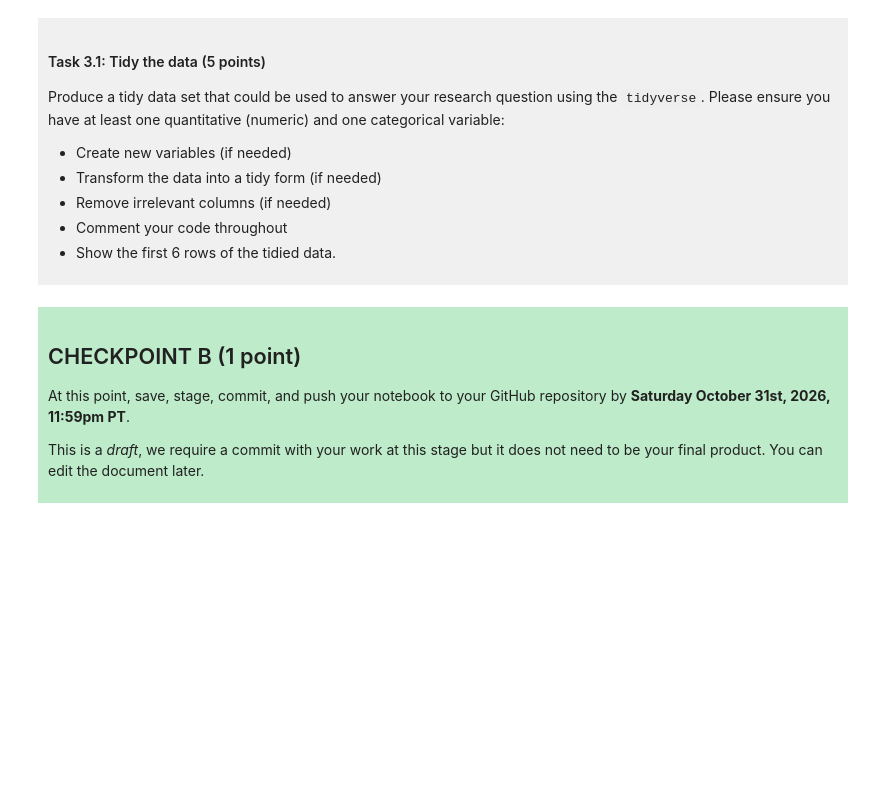
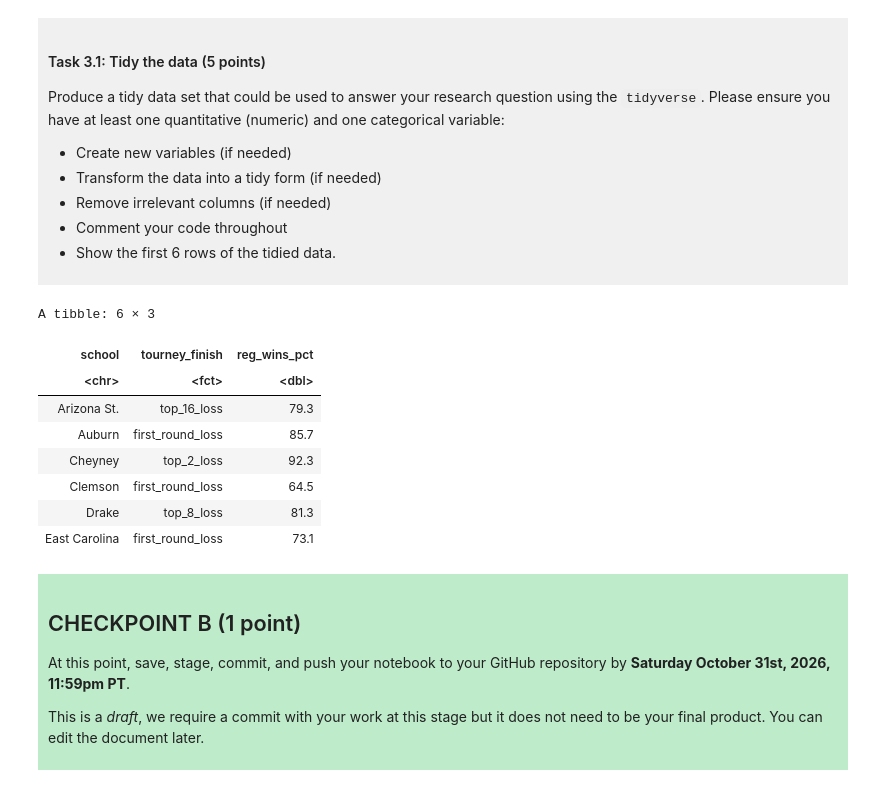
Before and after one commit to ckc-thomas/dsci-100-project-thomas-cheung, a Jupyter notebook: dsci-100-project-notebook.ipynb, the cells around one changed output. Drawn from its saved outputs; the diff is of its cells as text; code cells hidden in the pictures; blank space fills up the shorter version.

```diff
--- a/dsci-100-project-notebook.ipynb
+++ b/dsci-100-project-notebook.ipynb
@@ -189,7 +211,20 @@ Produce a tidy data set that could be used to answer your research question usin
 
 </div>
 # %%
-### EDIT THIS CODE CELL ###
+NCAA_data <- NCAA_data |>
+            select(school, tourney_finish, reg_wins_pct) |>
+            mutate(tourney_finish = as_factor(tourney_finish))
+slice(NCAA_data, 1:6)
+# %% [output]
+A tibble: 6 × 3
+| school | tourney_finish | reg_wins_pct |
+| <chr> | <fct> | <dbl> |
+| Arizona St. | top_16_loss | 79.3 |
+| Auburn | first_round_loss | 85.7 |
+| Cheyney | top_2_loss | 92.3 |
+| Clemson | first_round_loss | 64.5 |
+| Drake | top_8_loss | 81.3 |
+| East Carolina | first_round_loss | 73.1 |
 # %% [markdown]
 <div style="background-color: #beebca; padding: 10px;">
 
```
Also changed, not shown: parts of 3 cells of this notebook.
